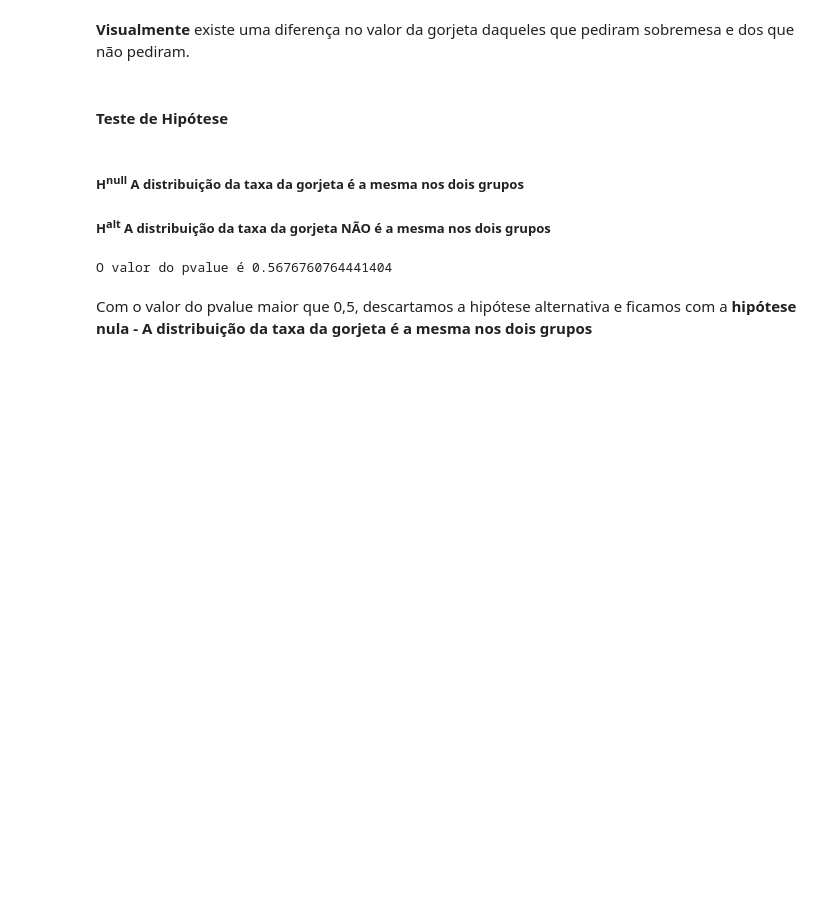
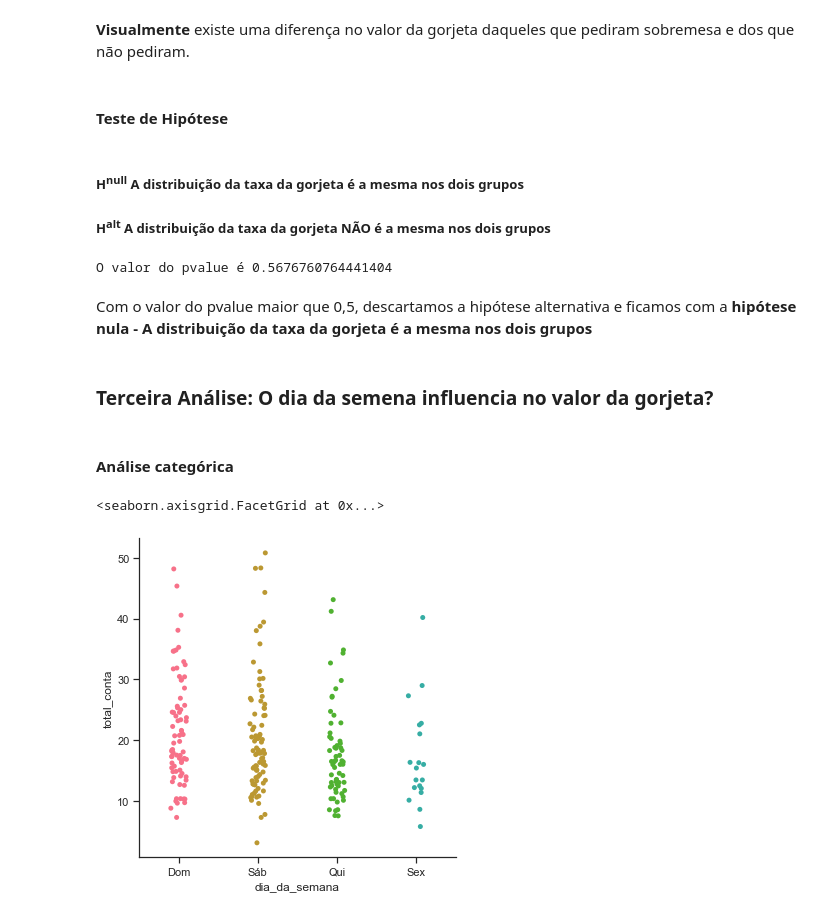
Before and after one commit to nsfoliveira/Projeto02_Gorjeta_EDAcomSeaborn, a Jupyter notebook: EDA_Gorjetas.ipynb, the cells around one changed output. Drawn from its saved outputs; the diff is of its cells as text; code cells hidden in the pictures; blank space fills up the shorter version.

```diff
--- a/EDA_Gorjetas.ipynb
+++ b/EDA_Gorjetas.ipynb
@@ -284,3 +284,13 @@ print('O valor do pvalue é {}'.format(r.pvalue))
 O valor do pvalue é 0.5676760764441404
 # %% [markdown]
 Com o valor do pvalue maior que 0,5, descartamos a hipótese alternativa e ficamos com a <b> hipótese nula - A distribuição da taxa da gorjeta é a mesma nos dois grupos
+# %% [markdown]
+### Terceira Análise: <b>O dia da semena influencia no valor da gorjeta?
+# %% [markdown]
+#### Análise categórica
+# %%
+# Distribuição do valor total da conta em relação ao dia da semana
+sns.catplot(x=gorjetas.dia_da_semana,y=gorjetas.total_conta, data=gorjetas )
+# %% [output]
+<seaborn.axisgrid.FacetGrid at 0x...>
+[figure, added]
```
